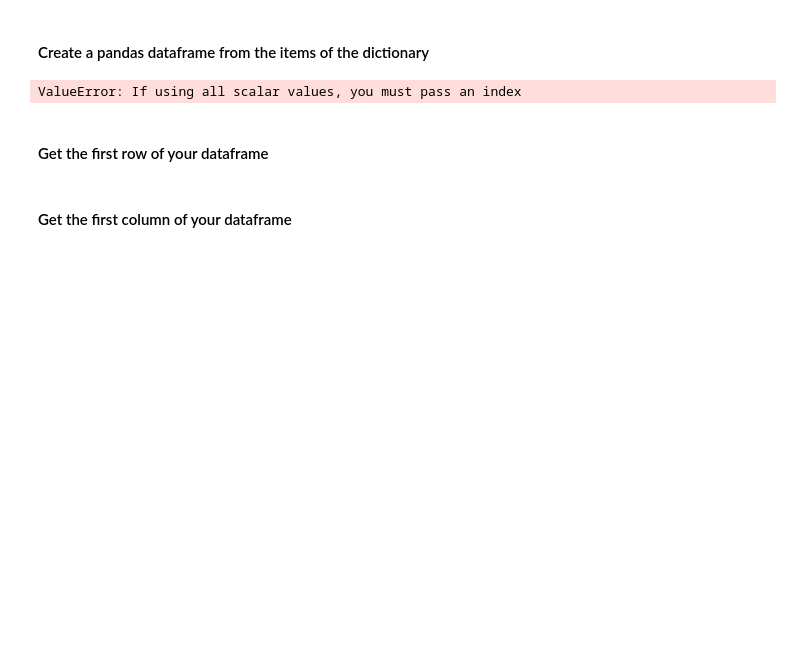
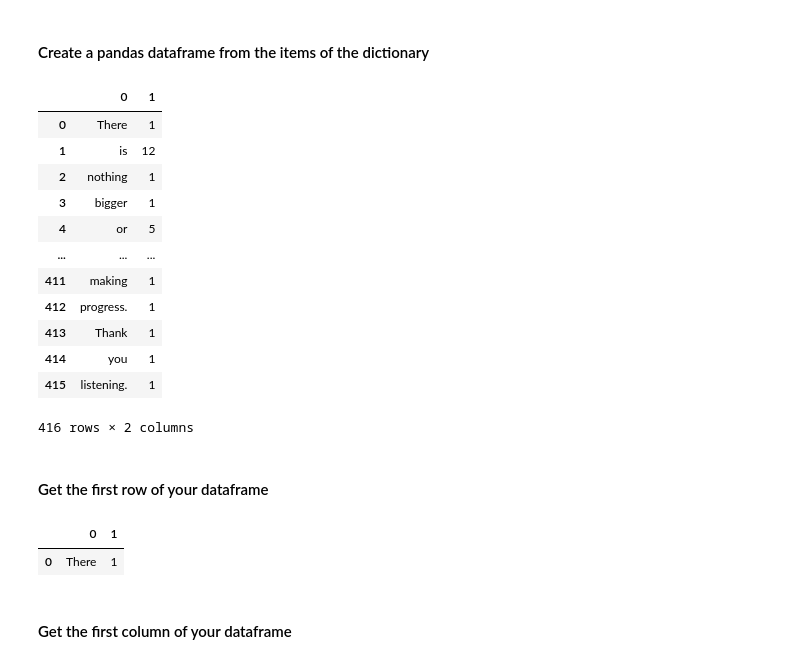
Before and after one commit to tsolakisgeo/CLCV25922, a Jupyter notebook: studenthub/tirukkala/7/DHAW2022-Class7-Assignment copy.ipynb, the cells around one changed output. Drawn from its saved outputs; the diff is of its cells as text; code cells hidden in the pictures; blank space fills up the shorter version.

```diff
--- a/studenthub/tirukkala/7/DHAW2022-Class7-Assignment copy.ipynb
+++ b/studenthub/tirukkala/7/DHAW2022-Class7-Assignment copy.ipynb
@@ -130,6 +130,13 @@ for i in text_as_list:
 print(dic)
 # %% [output]
 {'there': 624, 'is': 891, 'nothing': 314, 'bigger': 4, 'or': 832, 'older': 6, 'than': 879, 'the': 896, 'universe': 897, 'questions': 856, 'i': 857, 'would': 564, 'like': 281, 'to': 882, 'talk': 16, 'a ...
+# %%
+mydictionary = {}
+
+for i,j in enumerate(text_as_list):
+    mydictionary[j] = i
+
+print(len(mydictionary))
 # %% [markdown]
 #### Create the same dictonary but now index of  words in the text should be the dictionary's keys and the words should be the key's values.
 # %%
@@ -145,3 +152,10 @@ for i in text_as_list:
 print(dic)
 # %% [output]
 {1: 'there', 2: 'is', 3: 'nothing', 4: 'bigger', 5: 'or', 6: 'older', 7: 'than', 8: 'the', 9: 'universe', 10: 'the', 11: 'questions', 12: 'i', 13: 'would', 14: 'like', 15: 'to', 16: 'talk', 17: 'about ...
+# %%
+mydictionary = {}
+
+for i,j in enumerate(text_as_list):
+    mydictionary[i] = j
+
+print(len(mydictionary))
@@ -175,17 +187,32 @@ print(dic["question"])
 # %% [markdown]
 #### Create a pandas dataframe from the items of the dictionary
 # %%
-import os
 import pandas as pd
-df = pd.DataFrame(dic)
+df = pd.DataFrame(dic.items())
 
 df
 # %% [output]
+|  | 0 | 1 |
+| 0 | There | 1 |
+| 1 | is | 12 |
+| 2 | nothing | 1 |
+| 3 | bigger | 1 |
+| 4 | or | 5 |
+| ... | ... | ... |
+| 411 | making | 1 |
+| 412 | progress. | 1 |
+| 413 | Thank | 1 |
+| 414 | you | 1 |
+| 415 | listening. | 1 |
-ValueError: If using all scalar values, you must pass an index
+416 rows × 2 columns
 # %% [markdown]
 #### Get the first row of your dataframe
 # %%
-df.loc[0]
+df.iloc[0]
+df.head(1)
+# %% [output]
+|  | 0 | 1 |
+| 0 | There | 1 |
 # %% [markdown]
 #### Get the first column of your dataframe
 # %%
```
Also changed, not shown: parts of 6 cells of this notebook.
